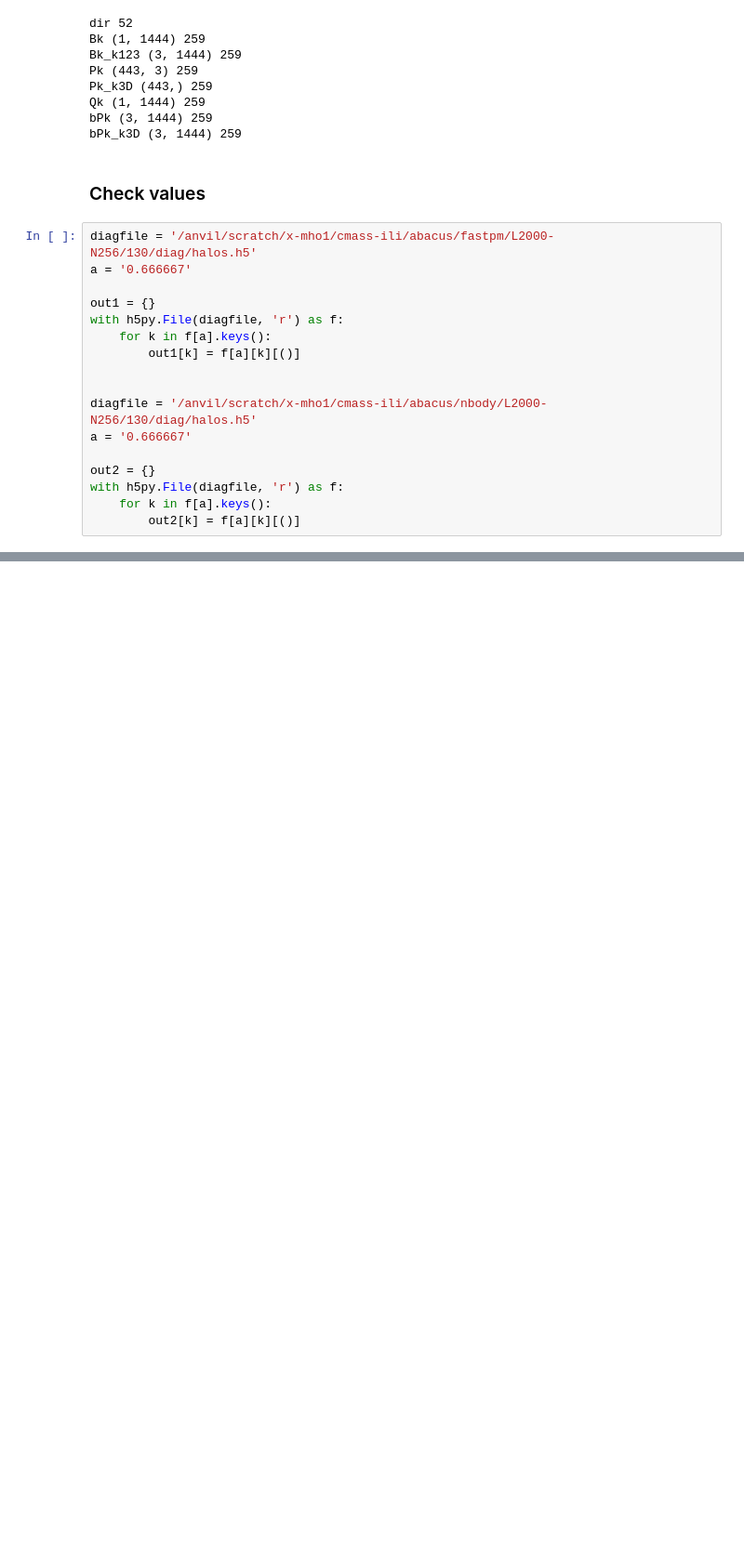
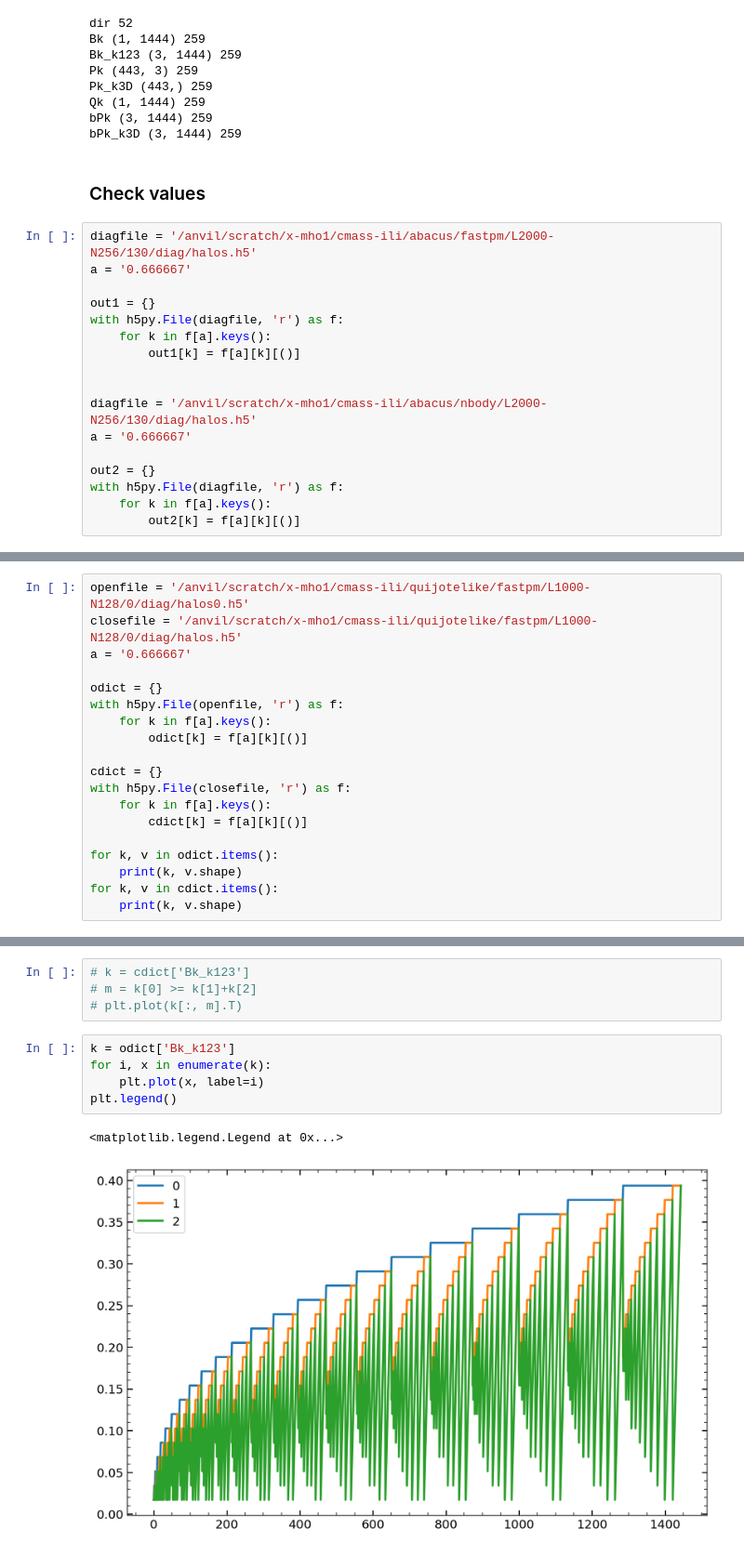
Before and after one commit to maho3/matts_tests, a Jupyter notebook: check_Bk_runs.ipynb, the cells around one changed output, grey strips where cells are left out. Shown at 93% size. Saved outputs shown, nothing was run; the diff lists cells and outputs as text; blank space fills up the shorter version.

```diff
--- a/check_Bk_runs.ipynb
+++ b/check_Bk_runs.ipynb
@@ -435,0 +533,19 @@ ax.set_ylim(0.8, 1.2)
+# %%
+openfile = '/anvil/scratch/x-mho1/cmass-ili/quijotelike/fastpm/L1000-N128/0/diag/halos0.h5'
+closefile = '/anvil/scratch/x-mho1/cmass-ili/quijotelike/fastpm/L1000-N128/0/diag/halos.h5'
+a = '0.666667'
+
+odict = {}
+with h5py.File(openfile, 'r') as f:
+    for k in f[a].keys():
+        odict[k] = f[a][k][()]
+
+cdict = {}
+with h5py.File(closefile, 'r') as f:
+    for k in f[a].keys():
+        cdict[k] = f[a][k][()]
+
+for k, v in odict.items():
+    print(k, v.shape)
+for k, v in cdict.items():
+    print(k, v.shape)
@@ -435,0 +570,12 @@ ax.set_ylim(0.8, 1.2)
+# %%
+# k = cdict['Bk_k123']
+# m = k[0] >= k[1]+k[2]
+# plt.plot(k[:, m].T)
+# %%
+k = odict['Bk_k123']
+for i, x in enumerate(k):
+    plt.plot(x, label=i)
+plt.legend()
+# %% [output]
+<matplotlib.legend.Legend at 0x...>
+[figure, added]
```
Also changed, not shown: parts of 8 cells of this notebook, 2 other files.
